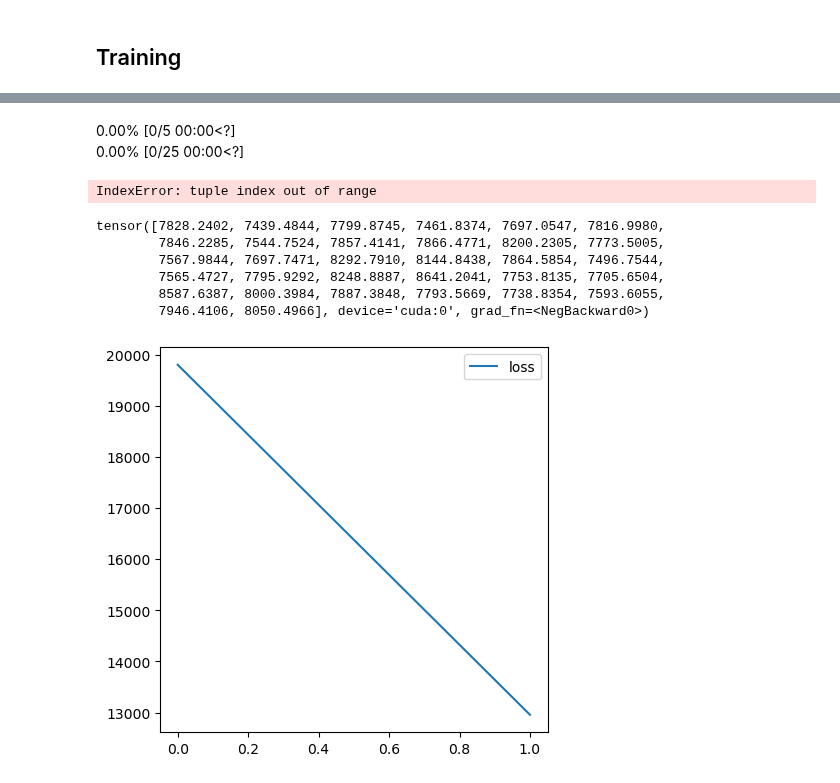
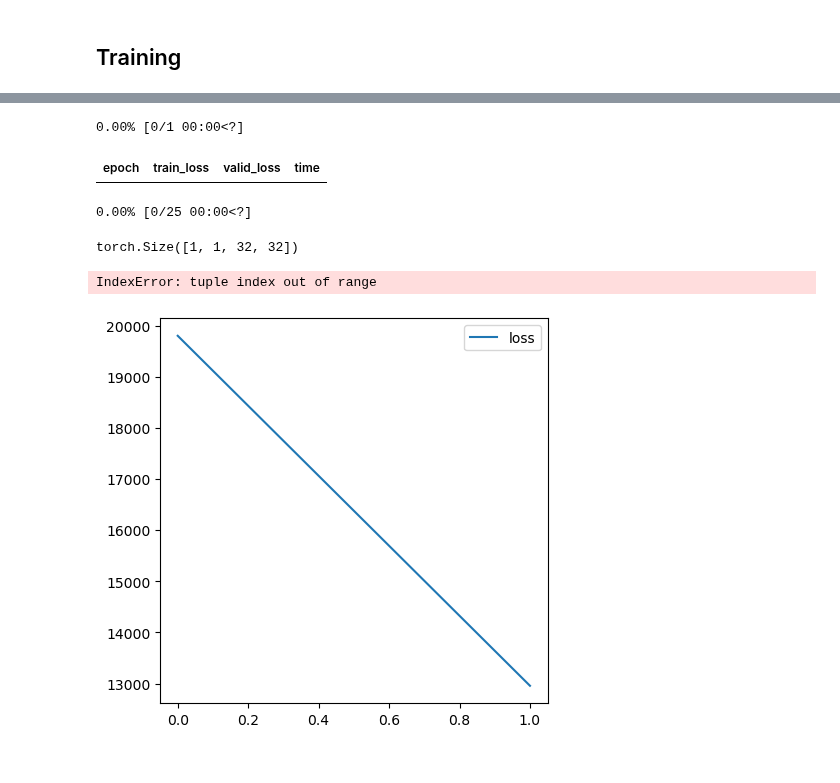
Before and after one commit to bmandracchia/Noise2Model, a Jupyter notebook: nbs/90d_demo_layers-4.ipynb, the cells around one changed output, grey strips where cells are left out. Drawn from its saved outputs; the diff is of its cells as text; code cells hidden in the pictures.

```diff
--- a/nbs/90d_demo_layers-4.ipynb
+++ b/nbs/90d_demo_layers-4.ipynb
@@ -136,5 +147,19 @@ RuntimeError: shape '[1, 1, 0, 2, 0, 2]' is invalid for input of size 1
+# %%
+class CLB(Callback):
+    run_valid = False
+
+    # def __init__(self, alpha=0.4): self.distrib = Beta(tensor(alpha), tensor(alpha))
+
+    def before_batch(self):
+        print(unsqueeze(self.learn.x[0], dim=0).shape)
+
+
+    # def after_loss(self):
+    #     with NoneReduce(self.loss_func) as lf:
+    #         loss = lf(self.pred,self.y1) * (1-self.t) + lf(self.pred,self.y) * self.t
+    #     self.learn.loss = loss.mean()
 # %%
-learn = Learner(dls, model, loss_func=model.forward_kld)
+learn = Learner(dls, model, loss_func=model.forward_kld, cbs=CLB)
 # %%
 learn.summary()
 # %% [output]
@@ -156,9 +181,3 @@ Conv2d                                    36880      True
   - CastToTensor
   - Recorder
   - ProgressCallback
-# %%
-learn.lr_find()
-# %% [output]
-0.00% [0/5 00:00<?]
-0.00% [0/25 00:00<?]
-IndexError: tuple index out of range
@@ -165,15 +186,14 @@ IndexError: tuple index out of range
 # %%
 # learn.forward(torch.rand(32,1,32,32).to(device))
 
 
-# learn.fit_one_cycle(1, lr_max=1e-03, cbs=ShowGraphCallback())
+learn.fit_one_cycle(1, lr_max=1e-03, cbs=ShowGraphCallback())
 # %% [output]
-tensor([7828.2402, 7439.4844, 7799.8745, 7461.8374, 7697.0547, 7816.9980,
-        7846.2285, 7544.7524, 7857.4141, 7866.4771, 8200.2305, 7773.5005,
-        7567.9844, 7697.7471, 8292.7910, 8144.8438, 7864.5854, 7496.7544,
-        7565.4727, 7795.9292, 8248.8887, 8641.2041, 7753.8135, 7705.6504,
-        8587.6387, 8000.3984, 7887.3848, 7793.5669, 7738.8354, 7593.6055,
-        7946.4106, 8050.4966], device='cuda:0', grad_fn=<NegBackward0>)
+0.00% [0/1 00:00<?]
+| epoch | train_loss | valid_loss | time |
+0.00% [0/25 00:00<?]
+torch.Size([1, 1, 32, 32])
+IndexError: tuple index out of range
 # %%
 # Train model
 max_iter = 2
```
Also changed, not shown: parts of 4 cells of this notebook, 1 other file.
